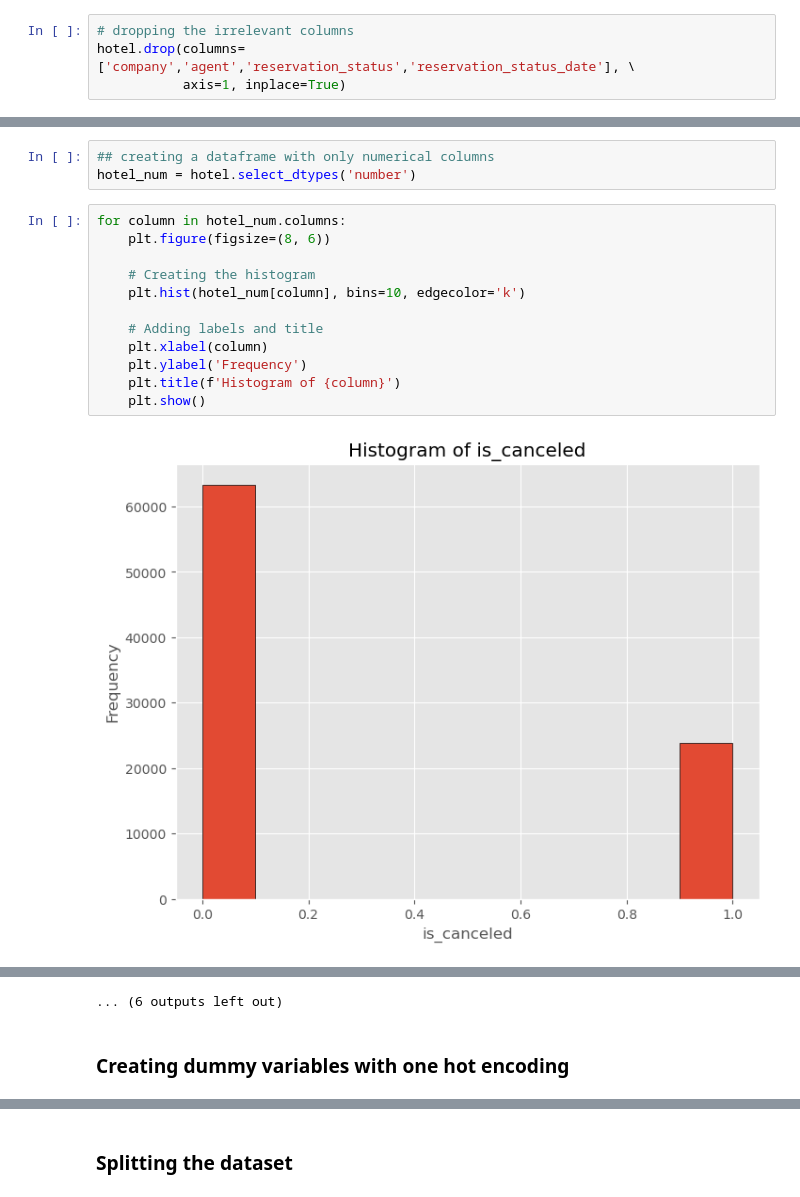
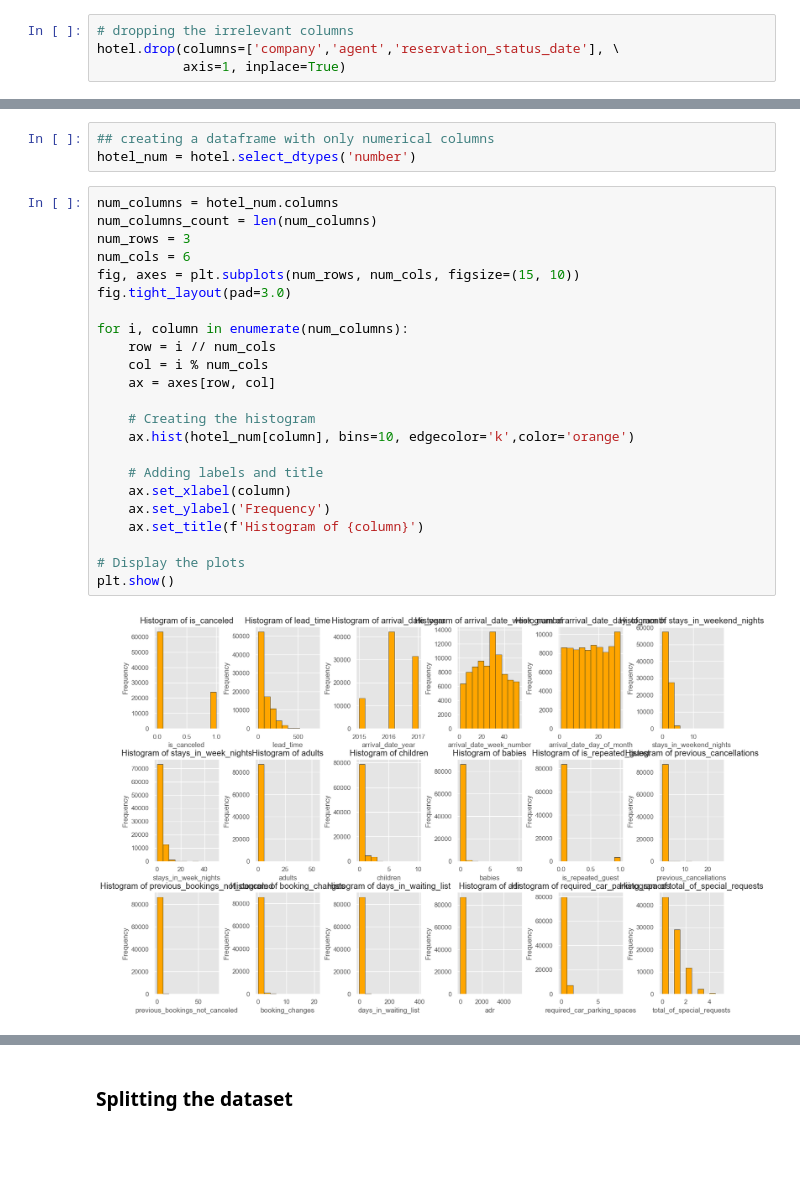
Before and after one commit to u-mar/Churn-Prediction, a Jupyter notebook: student.ipynb, the cells around one changed output, grey strips where cells are left out. Saved outputs shown, nothing was run; the diff lists cells and outputs as text; blank space fills up the shorter version.

```diff
--- a/student.ipynb
+++ b/student.ipynb
@@ -131,7 +131,7 @@ Also the `reservation_status_date` column is a date column and is not necessary
 We will therefore drop these column to help reduce the model complexity.
 # %%
 # dropping the irrelevant columns
-hotel.drop(columns=['company','agent','reservation_status','reservation_status_date'], \
+hotel.drop(columns=['company','agent','reservation_status_date'], \
            axis=1, inplace=True)
 # %%
 # summary statistics of columns
@@ -253,16 +251,27 @@ Next we will explore the distribution of the numerical columns in the datatset.T
 ## creating a dataframe with only numerical columns
 hotel_num = hotel.select_dtypes('number')
 # %%
-for column in hotel_num.columns:
-    plt.figure(figsize=(8, 6))
+num_columns = hotel_num.columns
+num_columns_count = len(num_columns)
+num_rows = 3
+num_cols = 6
+fig, axes = plt.subplots(num_rows, num_cols, figsize=(15, 10))
+fig.tight_layout(pad=3.0)
+
+for i, column in enumerate(num_columns):
+    row = i // num_cols
+    col = i % num_cols
+    ax = axes[row, col]
 
     # Creating the histogram
-    plt.hist(hotel_num[column], bins=10, edgecolor='k')
+    ax.hist(hotel_num[column], bins=10, edgecolor='k',color='orange')
 
     # Adding labels and title
-    plt.xlabel(column)
-    plt.ylabel('Frequency')
-    plt.title(f'Histogram of {column}')
-    plt.show()
+    ax.set_xlabel(column)
+    ax.set_ylabel('Frequency')
+    ax.set_title(f'Histogram of {column}')
+
+# Display the plots
+plt.show()
 # %% [output]
-[figure, old version]
+[figure, new version]
@@ -280,3 +277,0 @@ for column in hotel_num.columns:
-... (6 outputs left out)
-# %% [markdown]
-### Creating dummy variables with one hot encoding
```
Also changed, not shown: parts of 16 cells of this notebook.
